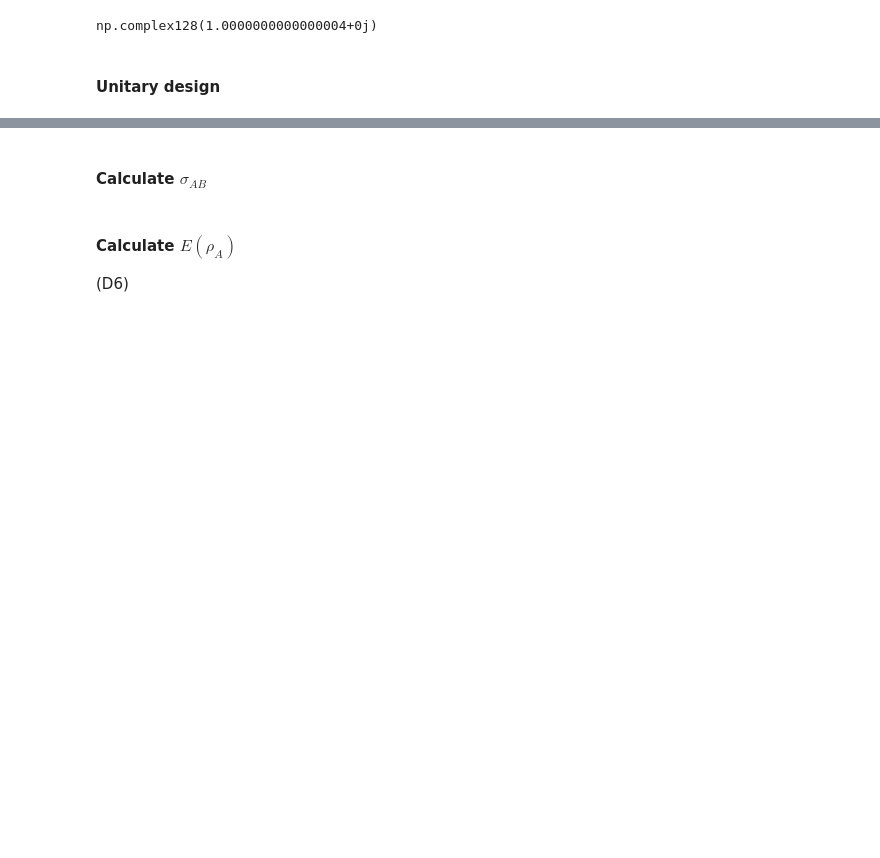
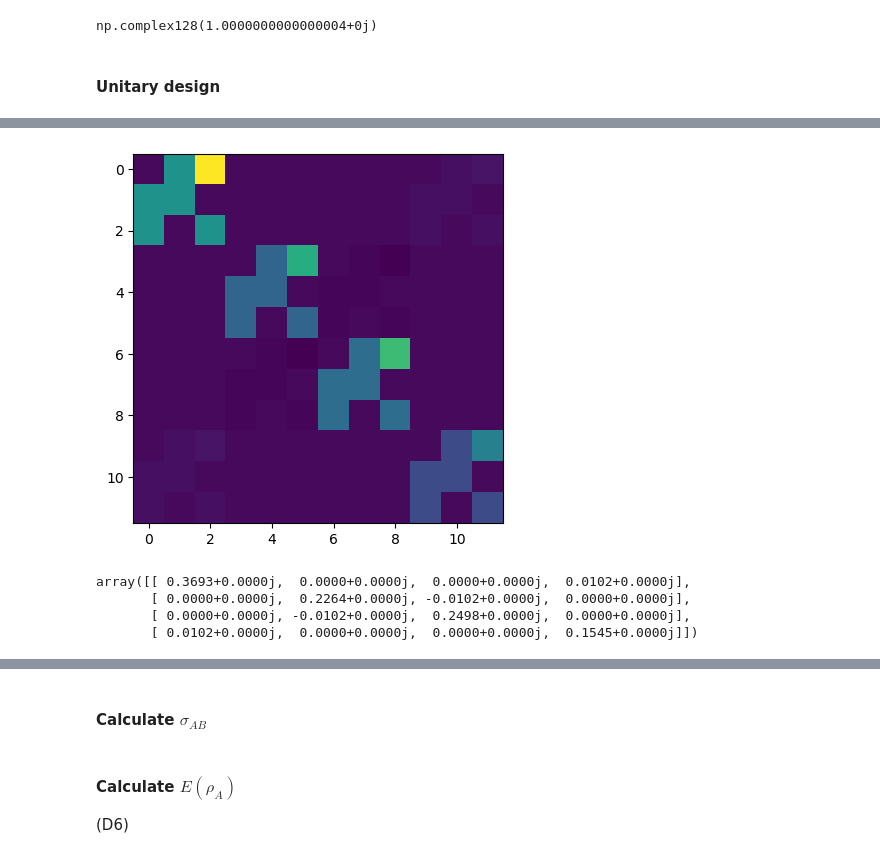
Before and after one commit to Ha-Nul/Codes, a Jupyter notebook: Python/CVXPY/2025-12-23_Matconstruct.ipynb, the cells around one changed output, grey strips where cells are left out. Saved outputs shown, nothing was run; the diff lists cells and outputs as text; code cells hidden in the pictures; blank space fills up the shorter version.

```diff
--- a/Python/CVXPY/2025-12-23_Matconstruct.ipynb
+++ b/Python/CVXPY/2025-12-23_Matconstruct.ipynb
@@ -151,0 +240,4 @@ Unit = sp.linalg.expm(-1j * Ham * (np.cumsum(t)*(t[1]-t[0]))[-1])
+# %%
+U_opt = get_optimal_unitary(Cal_rho(1,1),H_a,H_b).real
+# %%
+exten = np.kron(U_opt,np.identity(3))
@@ -151,0 +251,12 @@ Unit = sp.linalg.expm(-1j * Ham * (np.cumsum(t)*(t[1]-t[0]))[-1])
+# %%
+plt.imshow((exten @ np.kron(Cal_rho(1,1),A) @ exten.conj().T).real)
+plt.show()
+# %% [output]
+[figure, added]
+# %%
+Cal_rho(1,1)
+# %% [output]
+array([[ 0.3693+0.0000j,  0.0000+0.0000j,  0.0000+0.0000j,  0.0102+0.0000j],
+       [ 0.0000+0.0000j,  0.2264+0.0000j, -0.0102+0.0000j,  0.0000+0.0000j],
+       [ 0.0000+0.0000j, -0.0102+0.0000j,  0.2498+0.0000j,  0.0000+0.0000j],
+       [ 0.0102+0.0000j,  0.0000+0.0000j,  0.0000+0.0000j,  0.1545+0.0000j]])
```
Also changed, not shown: parts of 8 cells of this notebook, 47 other files.
